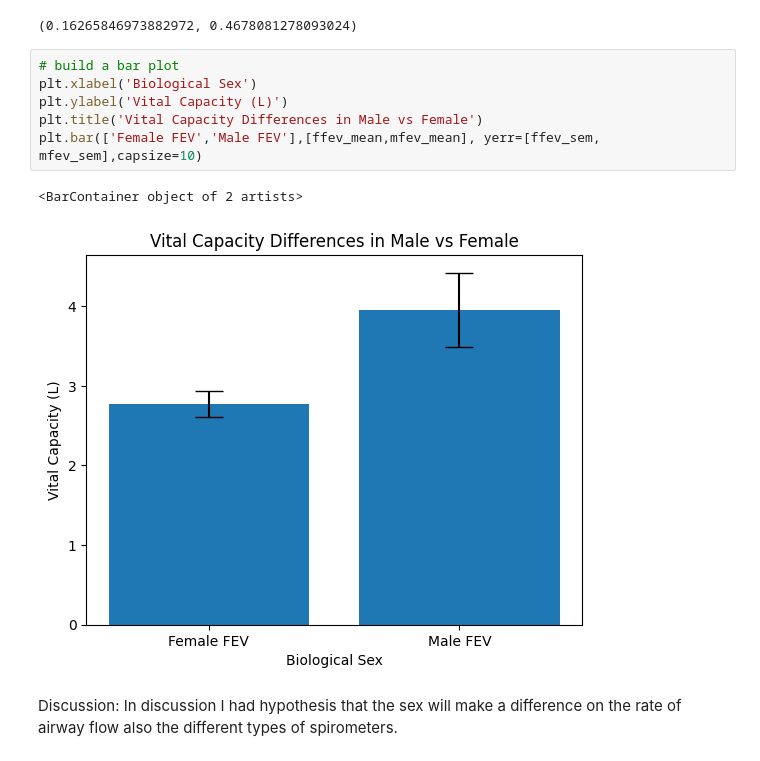
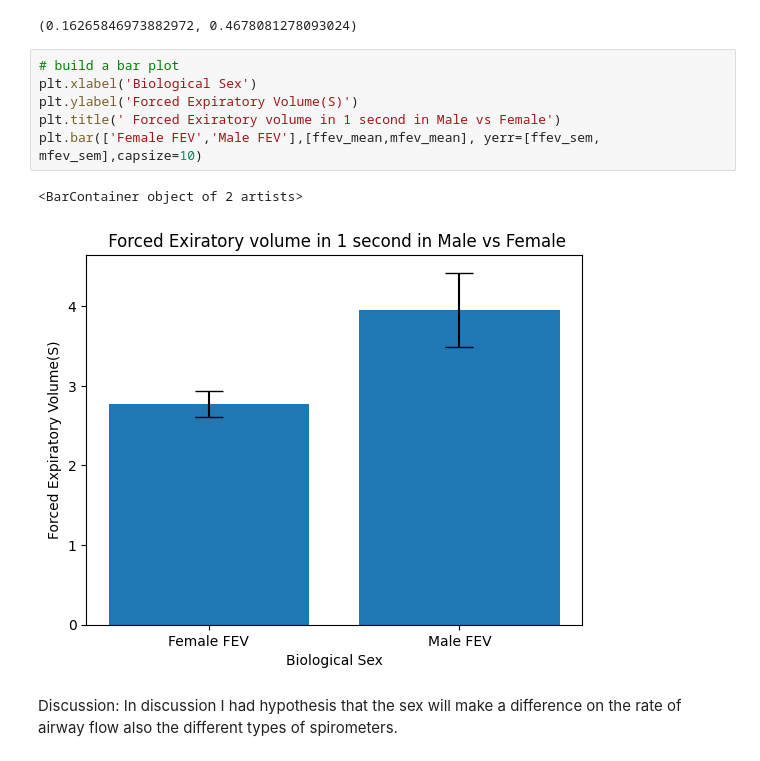
Before and after one commit to gissellea/5labreport, a Jupyter notebook: lab_14.ipynb, the cells around one changed output. Drawn from its saved outputs; the diff is of its cells as text.

```diff
--- a/lab_14.ipynb
+++ b/lab_14.ipynb
@@ -82,12 +82,12 @@ ffev_sem, mfev_sem
 # %%
 # build a bar plot
 plt.xlabel('Biological Sex')
-plt.ylabel('Vital Capacity (L)')
-plt.title('Vital Capacity Differences in Male vs Female')
+plt.ylabel('Forced Expiratory Volume(S)')
+plt.title(' Forced Exiratory volume in 1 second in Male vs Female')
 plt.bar(['Female FEV','Male FEV'],[ffev_mean,mfev_mean], yerr=[ffev_sem, mfev_sem],capsize=10)
 # %% [output]
 <BarContainer object of 2 artists>
-[figure, old version]
+[figure, new version]
 # %% [markdown]
 Discussion:
 In discussion I had hypothesis that the sex will make a difference on the rate of airway flow also
```
